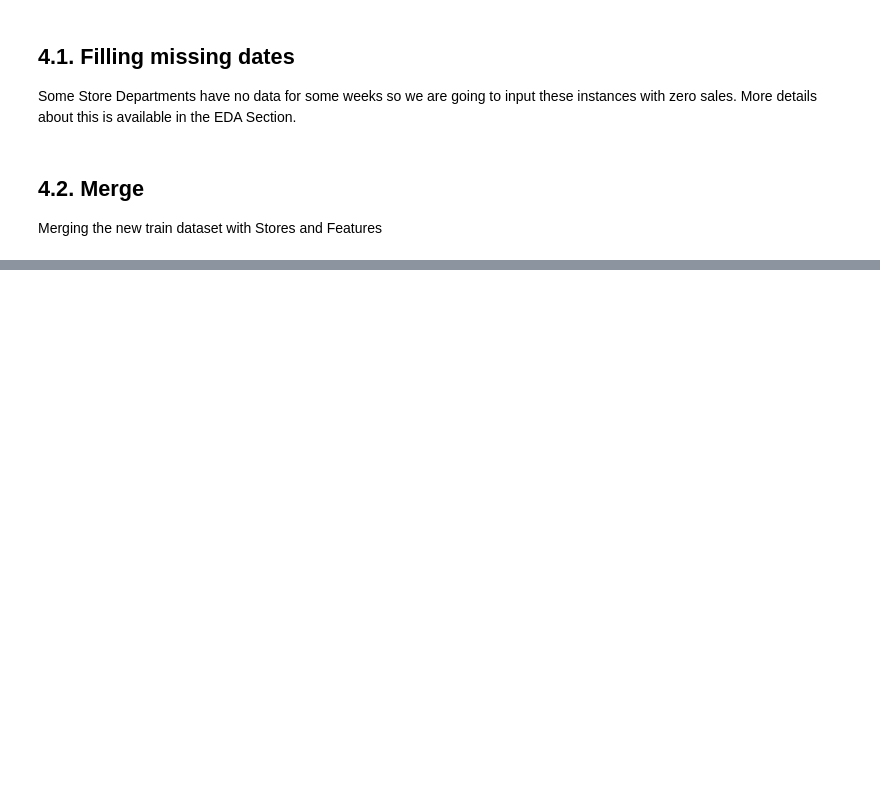
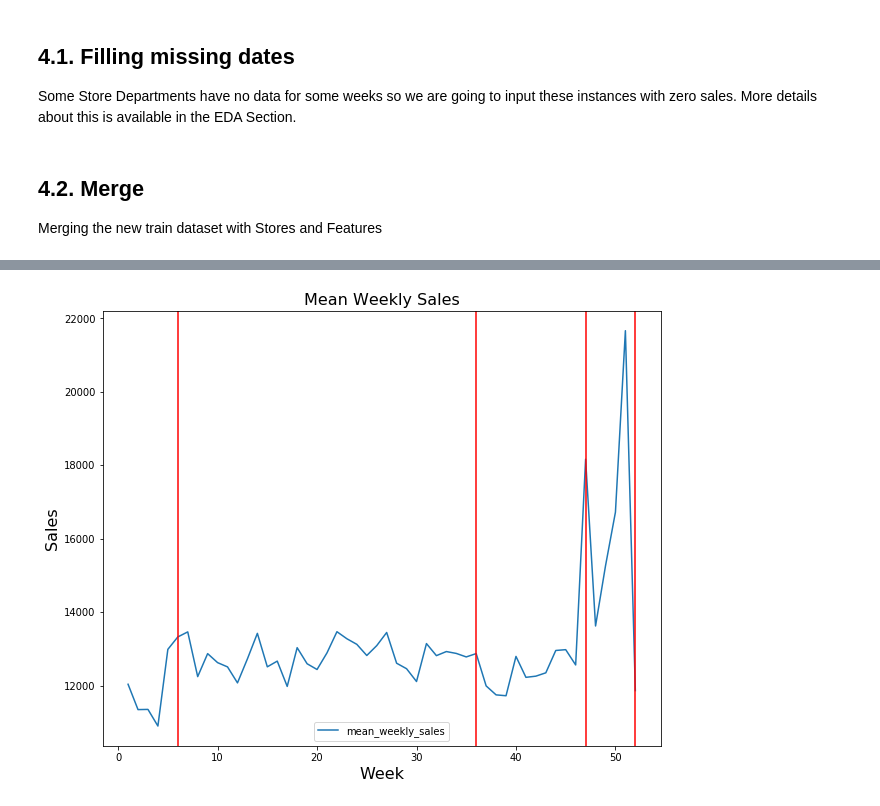
Before and after one commit to welberthdouglas/Store_sales_forecast, a Jupyter notebook: Store_sales_forecasting.ipynb, the cells around one changed output, grey strips where cells are left out. Saved outputs shown, nothing was run; the diff lists cells and outputs as text; code cells hidden in the pictures; blank space fills up the shorter version.

```diff
--- a/Store_sales_forecasting.ipynb
+++ b/Store_sales_forecasting.ipynb
@@ -137,3 +310,4 @@ data = pd.get_dummies(data,columns=['Type'])
 # parse data into month and weekofyear columns
 data['Month'] = data.Date.apply(lambda x : datetime.strptime(str(x),'%Y-%m-%d').month)
 data['WeekofYear'] = data.Date.apply(lambda x : datetime.strptime(str(x),'%Y-%m-%d').isocalendar()[1])
+data['Year'] = data.Date.apply(lambda x : datetime.strptime(str(x),'%Y-%m-%d').year)
@@ -157 +314,33 @@ floats = data.select_dtypes(include='float').columns.values.tolist()
+# %%
+# holidays weeks
+#data.query('IsHoliday == True').WeekofYear.unique()
+
+#Add Halloween
+data.loc[data["WeekofYear"] == 44,'IsHoliday'] = True
+
+#Add Easter
+data.loc[(data.Year==2010) & (data.WeekofYear==13), 'IsHoliday'] = True
+data.loc[(data.Year==2011) & (data.WeekofYear==16), 'IsHoliday'] = True
+data.loc[(data.Year==2012) & (data.WeekofYear==14), 'IsHoliday'] = True
+
+#Creating dummies for holidays and weekbefore holidays
+data['IsHoliday'] = data.query('IsHoliday == True').WeekofYear
+data['IsHoliday_1'] = data.query('WeekofYear in (5, 35, 43, 46, 51)').WeekofYear
+
+data = pd.concat([pd.get_dummies(data,columns=['IsHoliday','IsHoliday_1'],prefix=['Holiday','Week_Before_Holiday']),data['IsHoliday']], axis = 1)
+data = data.fillna(0)
+# %%
+# Department Groups
+
+df = data.groupby(['WeekofYear','Dept']).agg(mean_weekly_sales = ('Weekly_Sales','mean')).reset_index(level=['Dept'])
+
+df_dept_agg = pd.pivot_table(df, values='mean_weekly_sales', index=['WeekofYear'],
+                    columns=['Dept'])
+
+corr_groups = corr_var_groups(df_dept_agg,0.85)
+
+for i,group in enumerate(corr_groups,1):
+    data.loc[data.Dept.isin(group),'Dept_groups'] = i
+
+data = data.fillna(0)
 # %%
@@ -164,0 +375,13 @@ print(f'data memory usage after optimizing dtypes : {data.memory_usage(deep = Tr
+# %%
+# weekly sales by week with holidays in red
+data.groupby('WeekofYear').agg(mean_weekly_sales = ('Weekly_Sales','mean')).plot(figsize = (10,8))
+
+xcoords = [6, 36, 47, 52]
+for xc in xcoords:
+    plt.axvline(x=xc, color = 'red')
+
+plt.title("Mean Weekly Sales", fontsize=16);
+plt.ylabel('Sales', fontsize=16);
+plt.xlabel('Week', fontsize=16);
+# %% [output]
+[figure, added]
```
Also changed, not shown: parts of 65 cells of this notebook.
